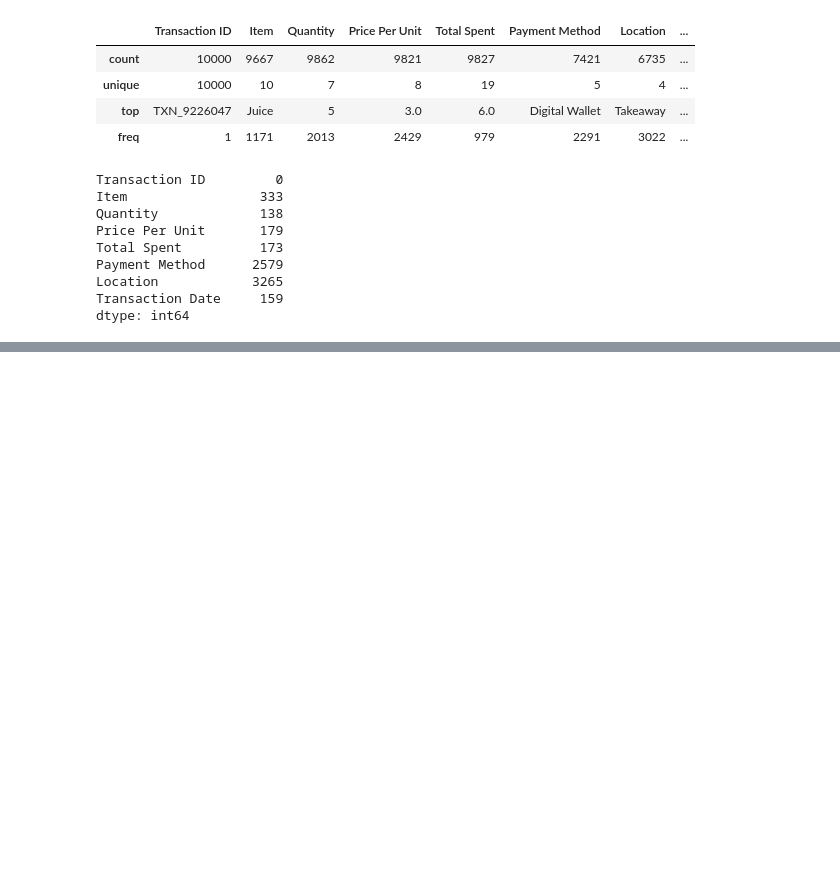
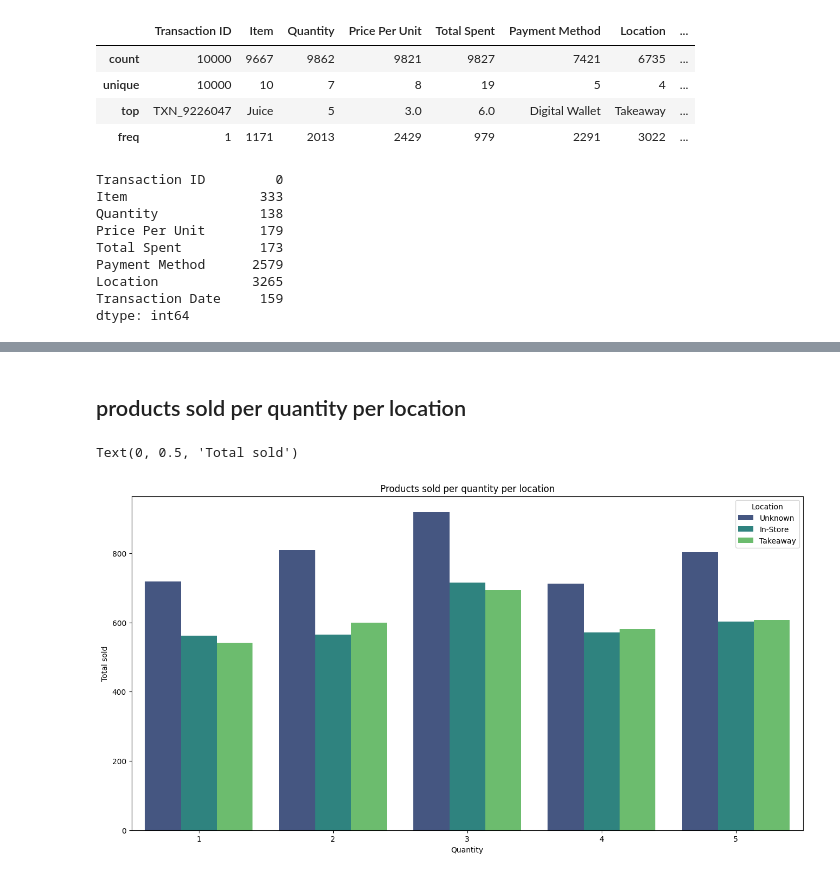
Before and after one commit to RobertRamos93/ds_eda_sales, a Jupyter notebook: notebook.ipynb, the cells around one changed output, grey strips where cells are left out. Cells and saved outputs as stored; diff of their text form; code cells hidden in the pictures; blank space fills up the shorter version.

```diff
--- a/notebook.ipynb
+++ b/notebook.ipynb
@@ -176,0 +93,9 @@ Name: count, dtype: int64
+# %%
+categorical_missing_values_columns = ["Item", "Payment Method", "Location", "Transaction Date"]
+
+for column in categorical_missing_values_columns:
+    print(f"Column {column} has {df[column].unique()} unique values.\n")
+    df[column] = df[column].astype(str).str.strip().str.title()
+    df[column] = df[column].replace(["Nan", "Error"], "Unknown")
+    print(f"Updated column {column} has {df[column].unique()} unique values.")
+    print("-" * 150)
@@ -176,0 +206,14 @@ Name: count, dtype: int64
+# %% [markdown]
+## products sold per quantity per location
+# %%
+plt.figure(figsize=(16, 8))
+sns.countplot(data=df,
+            x="Quantity",
+            hue="Location",
+            palette="viridis",
+            stat="count")
+plt.title("Products sold per quantity per location")
+plt.ylabel("Total sold")
+# %% [output]
+Text(0, 0.5, 'Total sold')
+[figure, added]
```
Also changed, not shown: parts of 21 cells of this notebook, 1 other file.
